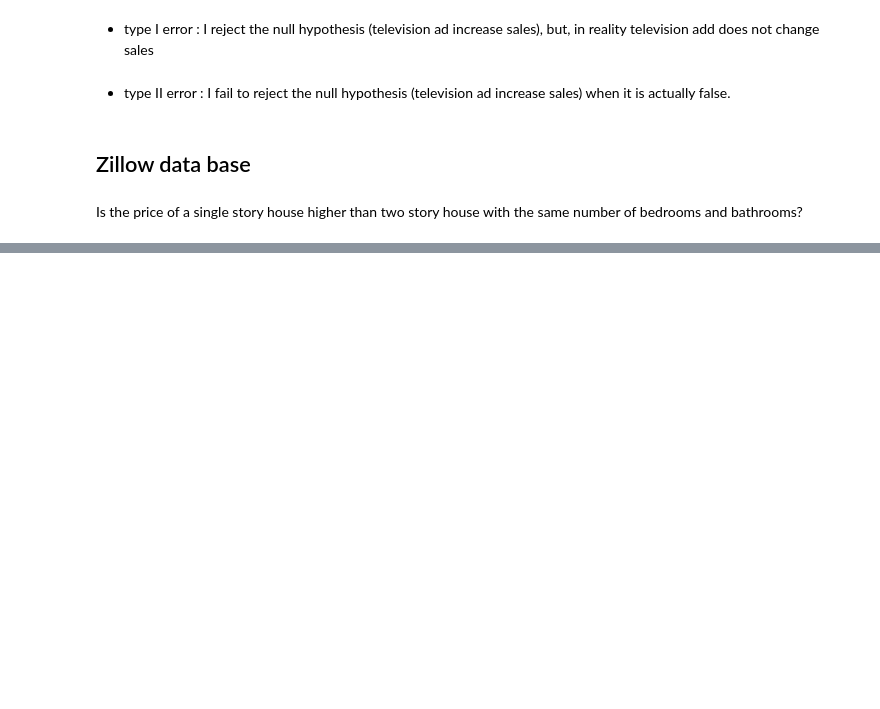
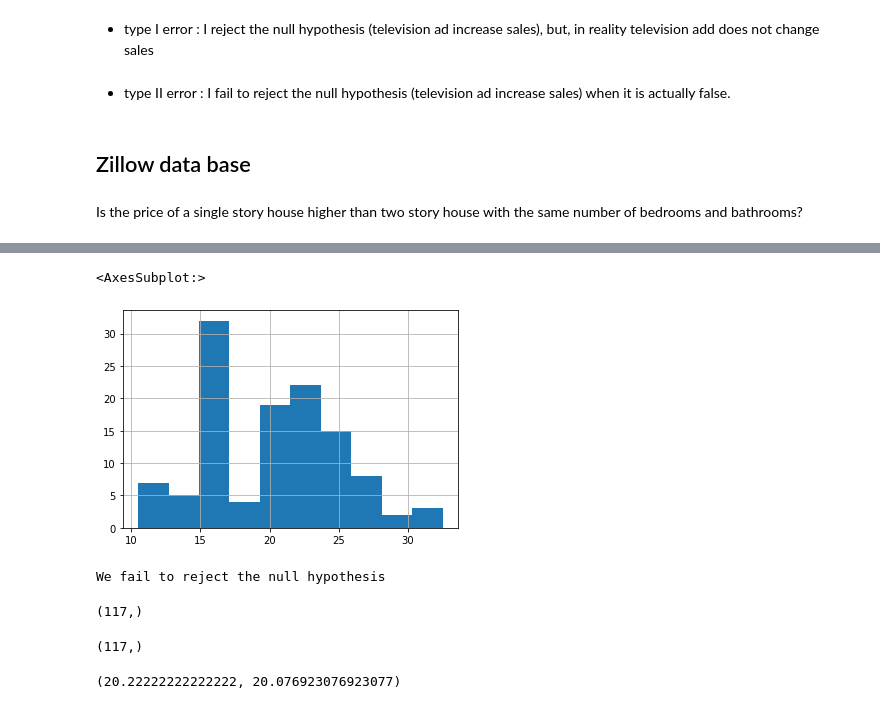
Before and after one commit to cindyvillanuevads/statistics-exercises, a Jupyter notebook: hypothesis_testing.ipynb, the cells around one changed output, grey strips where cells are left out. Cells and saved outputs as stored; diff of their text form; code cells hidden in the pictures; blank space fills up the shorter version.

```diff
--- a/hypothesis_testing.ipynb
+++ b/hypothesis_testing.ipynb
@@ -90,0 +208,2 @@ type II error :
+# %%
+cars08 = mpg.average_mileage[mpg.year == 2008]
@@ -90,0 +244,25 @@ type II error :
+# %%
+cars08.hist()
+# %% [output]
+<AxesSubplot:>
+[figure, added]
+# %%
+if p < alpha:
+        print("We reject the null hypothesis.")
+else:
+    print("We fail to reject the null hypothesis")
+# %% [output]
+We fail to reject the null hypothesis
+# %%
+cars99.shape
+# %% [output]
+(117,)
+# %%
+cars08.shape
+# %% [output]
+(117,)
+# %%
+#if we calculate the mean for each year
+cars99.mean(), cars08.mean()
+# %% [output]
+(20.22222222222222, 20.076923076923077)
```
Also changed, not shown: parts of 38 cells of this notebook.
